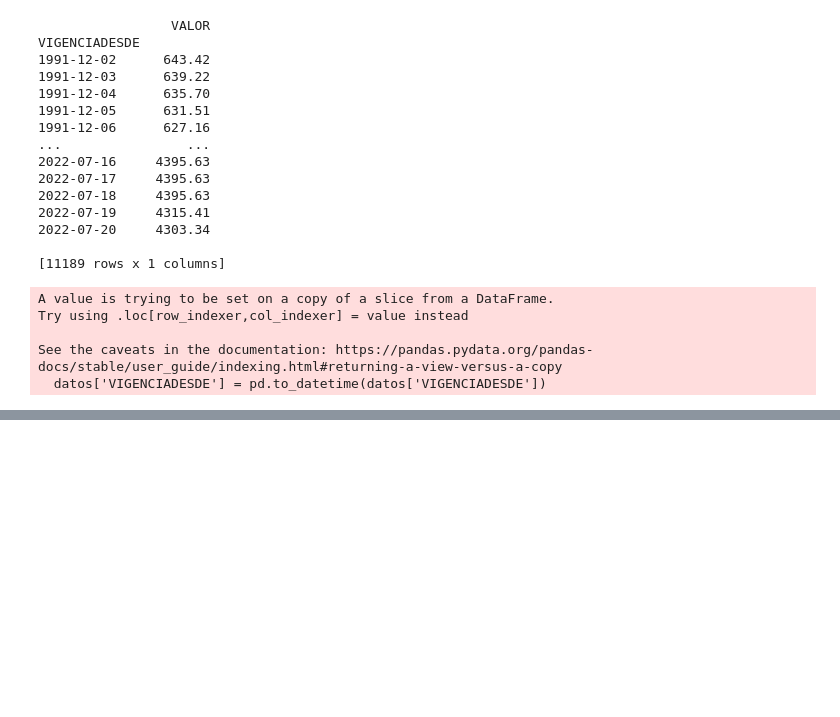
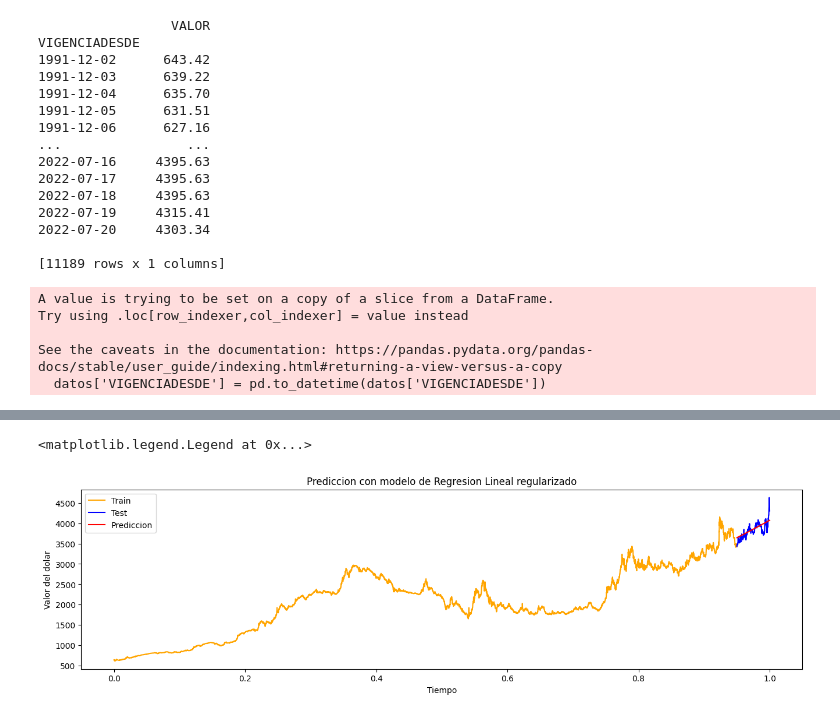
Before and after one commit to cabb1808/ProyectoSenales3, a Jupyter notebook: Proyecto_Final.ipynb, the cells around one changed output, grey strips where cells are left out. Cells and saved outputs as stored; diff of their text form; code cells hidden in the pictures; blank space fills up the shorter version.

```diff
--- a/Proyecto_Final.ipynb
+++ b/Proyecto_Final.ipynb
@@ -179,0 +123,42 @@ plt.plot(x_test, y_test, color='red', label='Prueba')
+# %%
+def MapeoDataset(X,K):
+    # # Extraer caracteristicas exponenciales
+    # # X: N x D, vector de entradas
+    # # K: escalar, grado
+    # # return: N x (K+1), matriz de características Phi
+    X = X.flatten()
+    N = X.shape[0]
+
+    #inicializar Phi
+    Phi = np.ones((N, K+1))
+    mu = np.linspace(0,10,K)
+    sig2 = 0.1
+
+    # Calcular matriz Phi
+    for n in range(len(X)):
+      for k in range(1, K+1):
+        Phi[n,k] = np.exp(-(mu[k-1] - X[n])**2/sig2)
+    return Phi
+# %%
+M=9
+lam=0.01
+
+PHI_train = MapeoDataset(X_train,M)                 #Hallar matriz de caracteristicas para ambos conjuntos
+PHI_test = MapeoDataset(X_test,M)
+
+w_Regresion = np.linalg.inv(((PHI_train.T)@PHI_train) + (lam*np.eye(M+1)))@((PHI_train.T)@y_train)
+y_pred_reg = PHI_test@w_Regresion                                                                             #Definimos y aplicamos el modelo de prediccion (Regresión lineal regularizado)
+
+
+# Imprimir las predicciones
+plt.figure(figsize=[16,4])
+plt.plot(X_train,y_train,label="Train",color='orange')
+plt.plot(X_test,y_test,label="Test",color='blue')
+plt.plot(X_test,y_pred_reg,label="Prediccion",color='red')
+plt.xlabel('Tiempo')
+plt.ylabel('Valor del dolar')
+plt.title("Prediccion con modelo de Regresion Lineal regularizado")
+plt.legend()
+# %% [output]
+<matplotlib.legend.Legend at 0x...>
+[figure, added]
```
Also changed, not shown: parts of 22 cells of this notebook.
